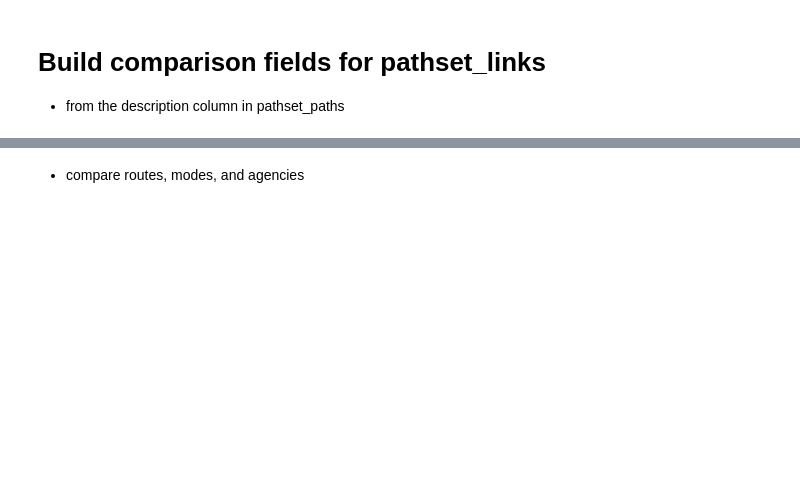
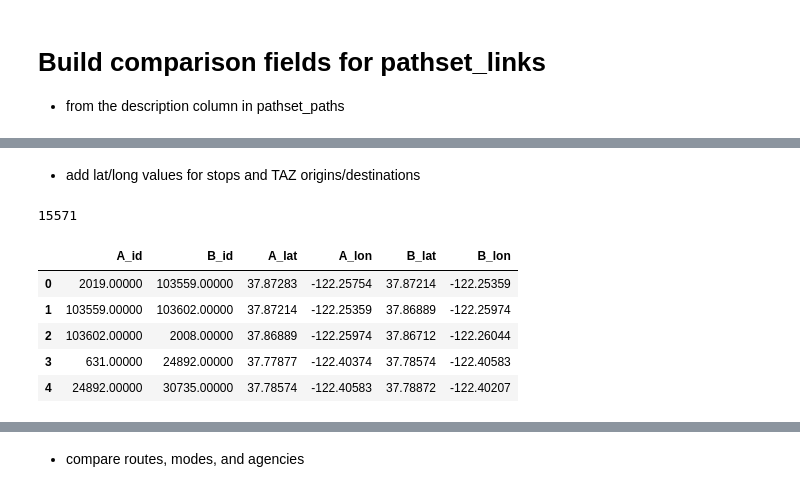
Before and after one commit to sfcta/fast-trips-validation, a Jupyter notebook: notebooks/prepare_fasttrips_chts.ipynb, the cells around one changed output, grey strips where cells are left out. Saved outputs shown, nothing was run; the diff lists cells and outputs as text; code cells hidden in the pictures; blank space fills up the shorter version.

```diff
--- a/notebooks/prepare_fasttrips_chts.ipynb
+++ b/notebooks/prepare_fasttrips_chts.ipynb
@@ -238,0 +290,2 @@ modeled_path = modeled_path[modeled_path['unique_id'].isin(observed_path['unique
+# %% [markdown]
+- add lat/long values for stops and TAZ origins/destinations
@@ -238,0 +305,26 @@ modeled_path = modeled_path[modeled_path['unique_id'].isin(observed_path['unique
+# %%
+# Now join for distance from stop to TAZ centroid (egress)
+
+# Drop existing fields from walk_access_ft for clarity
+chosenpaths_links_with_observed.drop(['taz','stop_id','dist','elevation_gain','indirectness'],axis=1,inplace=True)
+# for egress trips, A_id is stop ID and B_id is centroid, so reverse the merge fields for walk_access_ft
+chosenpaths_links_with_observed = pd.merge(chosenpaths_links_with_observed, walk_access_ft,
+                                           left_on=['A_id','B_id'],right_on=['stop_id','taz'],how='left')
+chosenpaths_links_with_observed['walk_egress_dist'] = chosenpaths_links_with_observed['dist']
+chosenpaths_links_with_observed['walk_egress_elevation_gain'] = chosenpaths_links_with_observed['elevation_gain']
+chosenpaths_links_with_observed['walk_egress_indirectness'] = chosenpaths_links_with_observed['indirectness']
+chosenpaths_links_with_observed.drop(['taz','stop_id','dist'],axis=1,inplace=True)
+# %%
+len(chosenpaths_links_with_observed)
+# %% [output]
+15571
+# %%
+# Add lat-long where it's missing for stops, using GTFS-based network data
+# This will give lat long values associated with each A_id location
+
+# Join stop lat/lon for A_id stops
+chosenpaths_links_with_observed = pd.merge(chosenpaths_links_with_observed,stops,left_on='A_id',right_on='stop_id',how='left')
+chosenpaths_links_with_observed.rename(columns={'stop_lat':'A_lat', 'stop_lon':'A_lon'},inplace=True)
+
+chosenpaths_links_with_observed = pd.merge(chosenpaths_links_with_observed,stops,left_on='B_id',right_on='stop_id',how='left')
+chosenpaths_links_with_observed.rename(columns={'stop_lat':'B_lat','stop_lon':'B_lon'},inplace=True)
@@ -238,0 +334,8 @@ modeled_path = modeled_path[modeled_path['unique_id'].isin(observed_path['unique
+# %%
+# For the origin TAZs
+chosenpaths_links_with_observed = pd.merge(chosenpaths_links_with_observed,taz,left_on='A_id',right_on='taz',how='left')
+chosenpaths_links_with_observed.rename(columns={'lat':'A_taz_lat','lon':'A_taz_lon'},inplace=True)
+
+# For destination TAZs
+chosenpaths_links_with_observed = pd.merge(chosenpaths_links_with_observed,taz,left_on='B_id',right_on='taz',how='left')
+chosenpaths_links_with_observed.rename(columns={'lat':'B_taz_lat','lon':'B_taz_lon'},inplace=True)
@@ -238,0 +344,7 @@ modeled_path = modeled_path[modeled_path['unique_id'].isin(observed_path['unique
+# %%
+# Fill the missing lat and lon fields with taz_lat and taz_lon
+chosenpaths_links_with_observed['A_lat'].fillna(chosenpaths_links_with_observed['A_taz_lat'],inplace=True)
+chosenpaths_links_with_observed['A_lon'].fillna(chosenpaths_links_with_observed['A_taz_lon'],inplace=True)
+
+chosenpaths_links_with_observed['B_lat'].fillna(chosenpaths_links_with_observed['B_taz_lat'],inplace=True)
+chosenpaths_links_with_observed['B_lon'].fillna(chosenpaths_links_with_observed['B_taz_lon'],inplace=True)
@@ -238,0 +360,9 @@ modeled_path = modeled_path[modeled_path['unique_id'].isin(observed_path['unique
+# %%
+chosenpaths_links_with_observed[['A_id','B_id','A_lat','A_lon','B_lat','B_lon']].head()
+# %% [output]
+|  | A_id | B_id | A_lat | A_lon | B_lat | B_lon |
+| 0 | 2019.00000 | 103559.00000 | 37.87283 | -122.25754 | 37.87214 | -122.25359 |
+| 1 | 103559.00000 | 103602.00000 | 37.87214 | -122.25359 | 37.86889 | -122.25974 |
+| 2 | 103602.00000 | 2008.00000 | 37.86889 | -122.25974 | 37.86712 | -122.26044 |
+| 3 | 631.00000 | 24892.00000 | 37.77877 | -122.40374 | 37.78574 | -122.40583 |
+| 4 | 24892.00000 | 30735.00000 | 37.78574 | -122.40583 | 37.78872 | -122.40207 |
```
Also changed, not shown: parts of 41 cells of this notebook, 2 other files.
